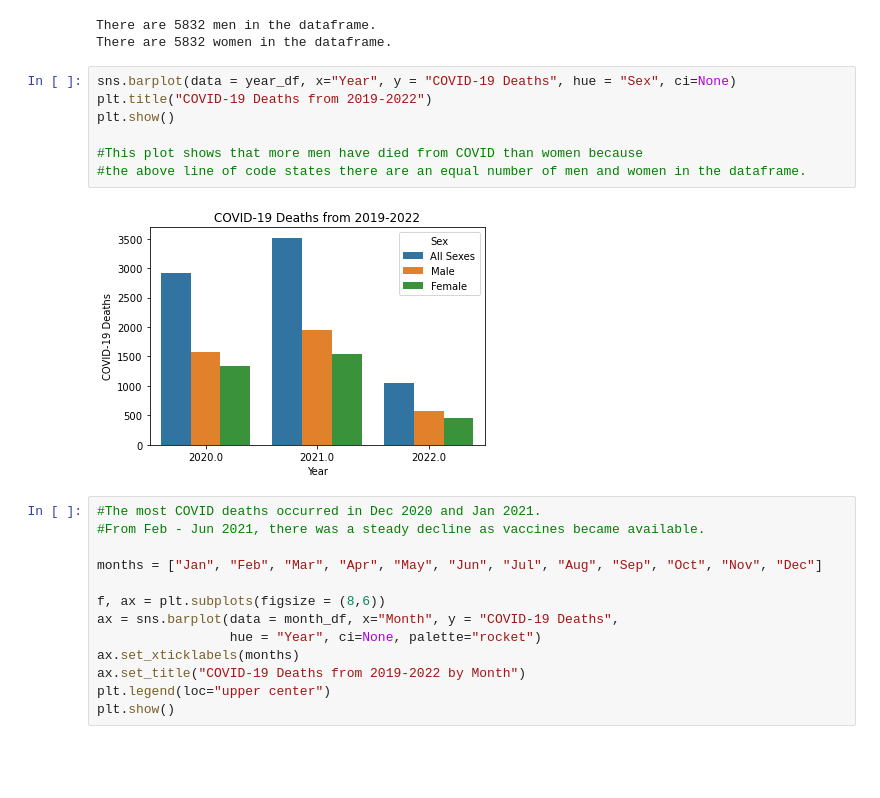
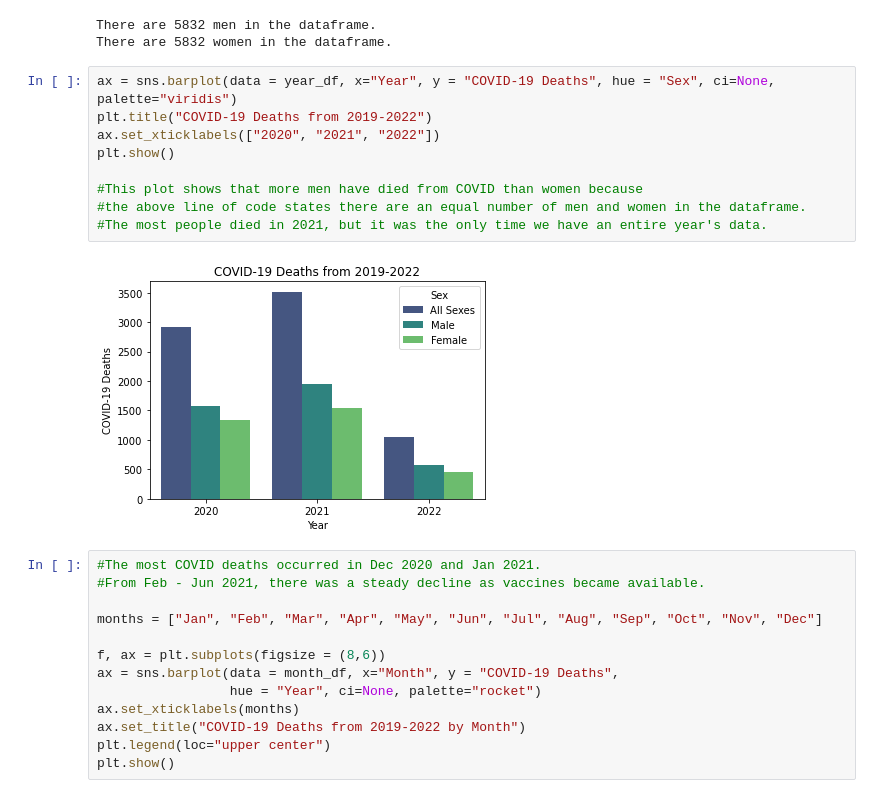
Before and after one commit to valputla/InfectionDataAnalysis, a Jupyter notebook: Dataset.ipynb, the cells around one changed output. Cells and saved outputs as stored; diff of their text form; blank space fills up the shorter version.

Commit message:
Cleaned visualizations.

```diff
--- a/Dataset.ipynb
+++ b/Dataset.ipynb
@@ -119,14 +119,16 @@ print(f"There are {women.count()} women in the dataframe.")
 There are 5832 men in the dataframe.
 There are 5832 women in the dataframe.
 # %%
-sns.barplot(data = year_df, x="Year", y = "COVID-19 Deaths", hue = "Sex", ci=None)
+ax = sns.barplot(data = year_df, x="Year", y = "COVID-19 Deaths", hue = "Sex", ci=None, palette="viridis")
 plt.title("COVID-19 Deaths from 2019-2022")
+ax.set_xticklabels(["2020", "2021", "2022"])
 plt.show()
 
 #This plot shows that more men have died from COVID than women because
 #the above line of code states there are an equal number of men and women in the dataframe.
+#The most people died in 2021, but it was the only time we have an entire year's data.
 # %% [output]
-[figure, old version]
+[figure, new version]
 # %%
 #The most COVID deaths occurred in Dec 2020 and Jan 2021.
 #From Feb - Jun 2021, there was a steady decline as vaccines became available.
```
